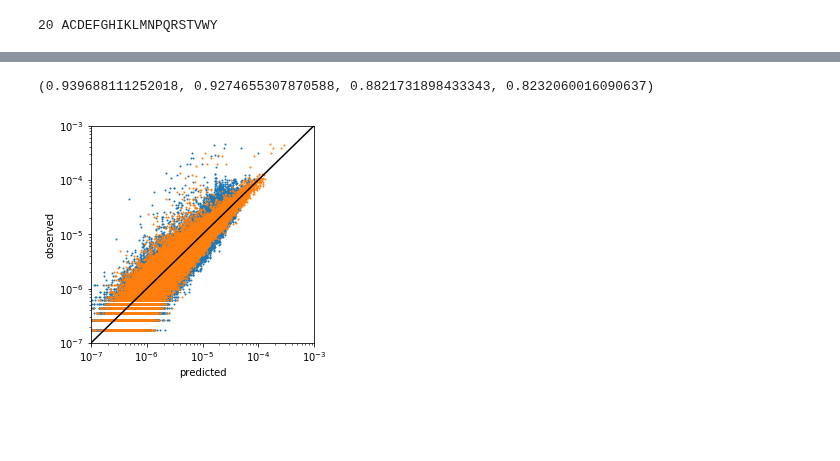
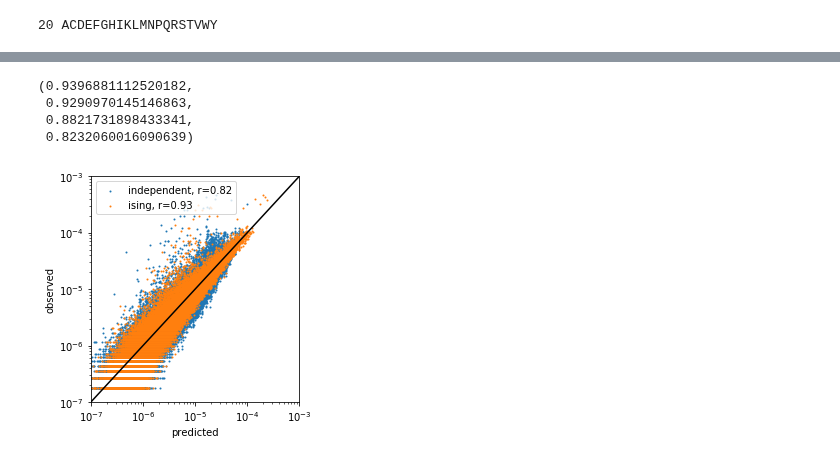
Before and after one commit to andim/peptidome, a Jupyter notebook: code/maxent.ipynb, the cells around one changed output, grey strips where cells are left out. Saved outputs shown, nothing was run; the diff lists cells and outputs as text; code cells hidden in the pictures; blank space fills up the shorter version.

Commit message:
more plots

```diff
--- a/code/maxent.ipynb
+++ b/code/maxent.ipynb
@@ -41,4 +21,0 @@ humantripletprobdict = np.log(count).to_dict()
-# %%
-h = copy.deepcopy(humanaaprobdict)
-J0 = dict(zip(aminoacids, [dict(zip(aminoacids, np.zeros(len(aminoacids))))]*len(aminoacids)))
-Jk = [J0, copy.deepcopy(J0)]
@@ -51 +22,4 @@ np.exp(-energy_ising('ACL', h, Jk))/Z
+# %%
+with open('../data/triplet-human.json', 'r') as f:
+    tripletparams = json.load(f)
 # %%
@@ -93,5 +67,5 @@ def fit_ising(f1, f2s, niter=1, nmcmc=1e6, epsilon=0.1, Jk=None):
                 Jk[gap][aa1][aa2] += logfold * epsilon
     return h, Jk
 # %%
-h, Jk = fit_ising(df0, [df1, dfgap1, dfgap2], nmcmc=1e5, niter=30, epsilon=0.2)
+h, Jk = fit_ising(df0, [df1, dfgap1, dfgap2], nmcmc=1e6, niter=30, epsilon=0.2)
 # %% [output]
@@ -175,26 +149,33 @@ kmers = df.index
 exp = np.array([float(df.loc[''.join(s)]) for s in kmers])
 Z = np.exp(scipy.special.logsumexp([-energy_ising(s, h, Jk) for s in itertools.product(aminoacids, repeat=k)]))
 ising = np.exp([-energy_ising(s, h, Jk) for s in kmers])/Z
-tri = np.array([np.exp(loglikelihood_triplet(s, humanaaprobdict,
-                                             humandoubletprobdict,
-                                             humantripletprobdict)) for s in kmers])
-mc = np.array([np.exp(loglikelihood_mc(s, humanaaprobdict,
-                                          humandoubletprobdict)) for s in kmers])
-ind = np.array([np.exp(loglikelihood_independent(s, humanaaprobdict)) for s in kmers])
+tri = np.array([10**(loglikelihood_triplet(s, **tripletparams)) for s in kmers])
+mc = np.array([10**(loglikelihood_mc(s, **tripletparams)) for s in kmers])
+ind = np.array([10**(loglikelihood_independent(s, **tripletparams)) for s in kmers])
+rising = np.corrcoef(ising, exp)[1, 0]
+rind = np.corrcoef(ind, exp)[1, 0]
+rtri = np.corrcoef(tri, exp)[1, 0]
+rtri, rising, np.corrcoef(mc, exp)[1, 0], rind
+# %% [output]
+(0.9396881112520182,
+ 0.9290970145146863,
+ 0.8821731898433341,
+ 0.8232060016090639)
 # %%
 fig = plt.figure(figsize=(4, 4))
-plt.scatter(ind, exp, s=1)
+plt.scatter(ind, exp, s=1, label='independent, r=%1.2f'%rind)
 #plt.scatter(mc, exp, s=1)
-plt.scatter(ising, exp, s=1)
+plt.scatter(ising, exp, s=1, label='ising, r=%1.2f'%rising)
 x = np.logspace(-7, -3)
 plt.xlabel('predicted')
 plt.ylabel('observed')
 plt.plot(x, x, 'k')
 plt.xlim(min(x), max(x))
 plt.ylim(min(x), max(x))
+plt.legend()
 plt.xscale('log')
 plt.yscale('log')
-np.corrcoef(tri, exp)[1, 0], np.corrcoef(ising, exp)[1, 0], np.corrcoef(mc, exp)[1, 0], np.corrcoef(ind, exp)[1, 0]
+fig.tight_layout()
+fig.savefig('plots/modelfits-4mer-ising.png', dpi=300)
 # %% [output]
-(0.939688111252018, 0.9274655307870588, 0.8821731898433343, 0.8232060016090637)
-[figure, old version]
+[figure, new version]
```
Also changed, not shown: parts of 17 cells of this notebook, 8 other files.
